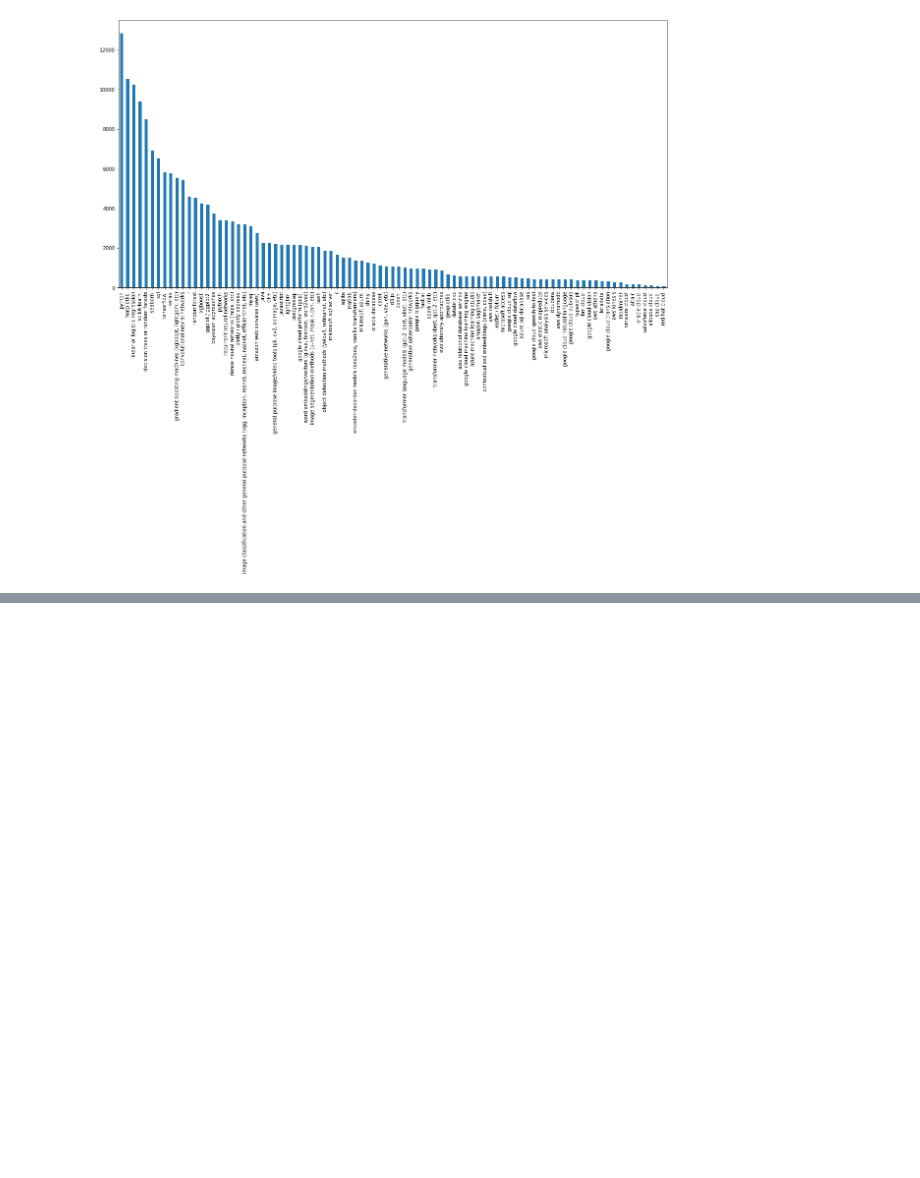
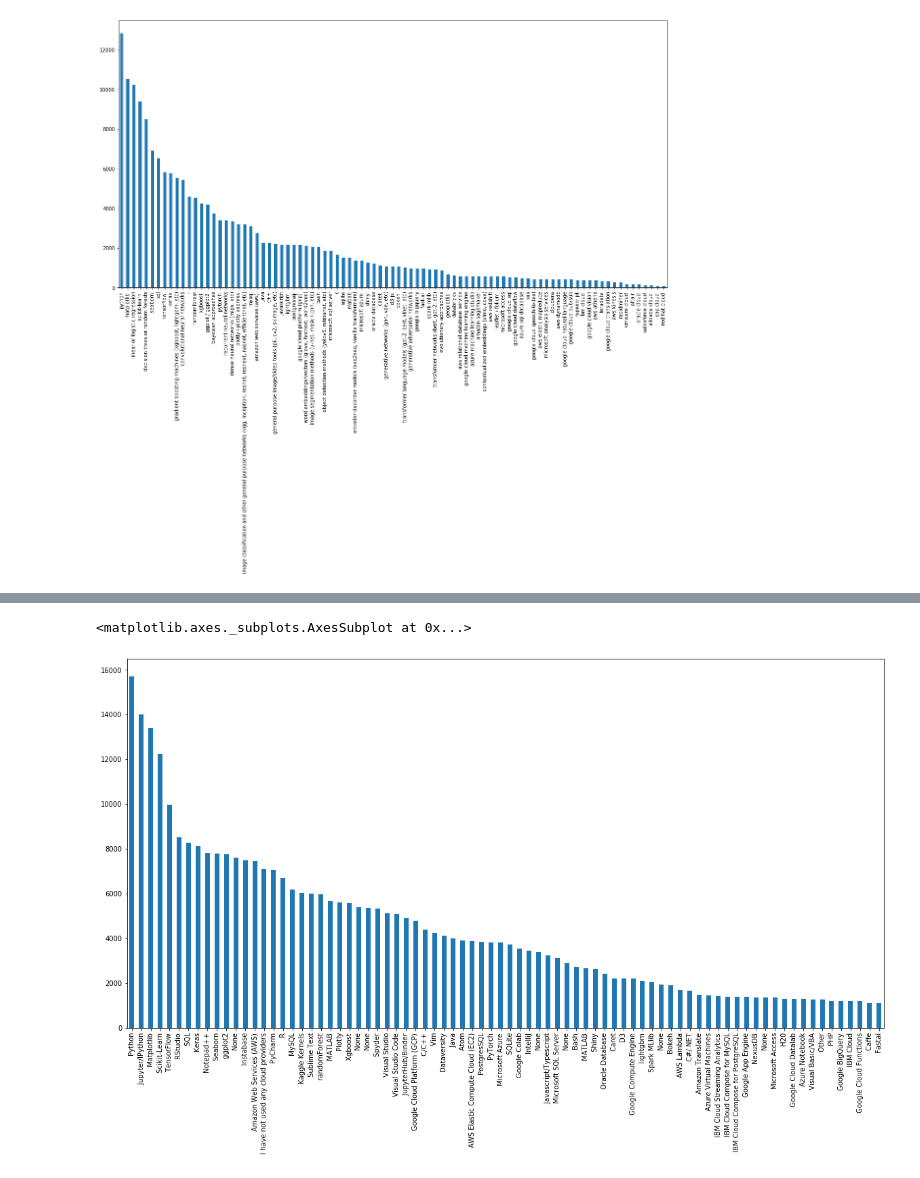
Before and after one commit to atkinssamuel/EdTech, a Jupyter notebook: 1-MIE-curriculum-design/1-MIE-curriculum-design-atkins.ipynb, the cells around one changed output, grey strips where cells are left out. Saved outputs shown, nothing was run; the diff lists cells and outputs as text; code cells hidden in the pictures; blank space fills up the shorter version.

```diff
--- a/1-MIE-curriculum-design/1-MIE-curriculum-design-atkins.ipynb
+++ b/1-MIE-curriculum-design/1-MIE-curriculum-design-atkins.ipynb
@@ -195,0 +306,6 @@ def get_jobs():
+# %%
+for i in range(kaggle_data_2018.shape[1]):
+    if "_Part_1" in kaggle_data_2018.columns[i] and len(kaggle_data_2018.columns[i]) < len("Q16_Part_14"):
+        print("\nColumn Index =", i)
+        print("Column Name =", kaggle_data_2018.columns[i])
+        print(kaggle_data_2018.iloc[0, i])
@@ -195,0 +372,30 @@ def get_jobs():
+# %%
+questions = ["Q13", "Q14", "Q15", "Q16", "Q19", "Q21", "Q27", "Q28", "Q29", "Q30"]
+question_columns = []
+column_names_dict = dict()
+for question in questions:
+    for i in range(kaggle_data_2018.shape[1]):
+        column = kaggle_data_2018.columns[i]
+        if question in column and "OTHER" not in column:
+            question_columns.append(column)
+            start_index = kaggle_data_2018.iloc[0, i].index("-", \
+                kaggle_data_2018.iloc[0, i].index("-")+1)
+            column_names_dict[column] = kaggle_data_2018.iloc[0, i][start_index+1:]
+# question_columns = ['Q13_Part_1', 'Q13_Part_2', 'Q13_Part_3', 'Q13_Part_4', 'Q13_Part_5', ...]
+# %%
+kd_2018_qs = kaggle_data_2018[question_columns]
+
+def one_hot(element):
+    if element is np.nan:
+        return 0
+    return 1
+
+
+
+for column in kd_2018_qs.columns:
+    kd_2018_qs[column] = kd_2018_qs[column].map(one_hot)
+
+kd_2018_qs = kd_2018_qs.rename(columns=column_names_dict)
+# %%
+kd_2018_qs = kd_2018_qs[1:]
+kd_2018_qs.head()
@@ -195,0 +410,7 @@ def get_jobs():
+# %%
+plt.figure(figsize=(20,10))
+sorted_counts_2018 = kd_2018_qs.sum().sort_values(ascending=False)
+sorted_counts_2018[:80].plot(kind="bar")
+# %% [output]
+<matplotlib.axes._subplots.AxesSubplot at 0x...>
+[figure, added]
```
Also changed, not shown: parts of 11 cells of this notebook, 2 other files.
